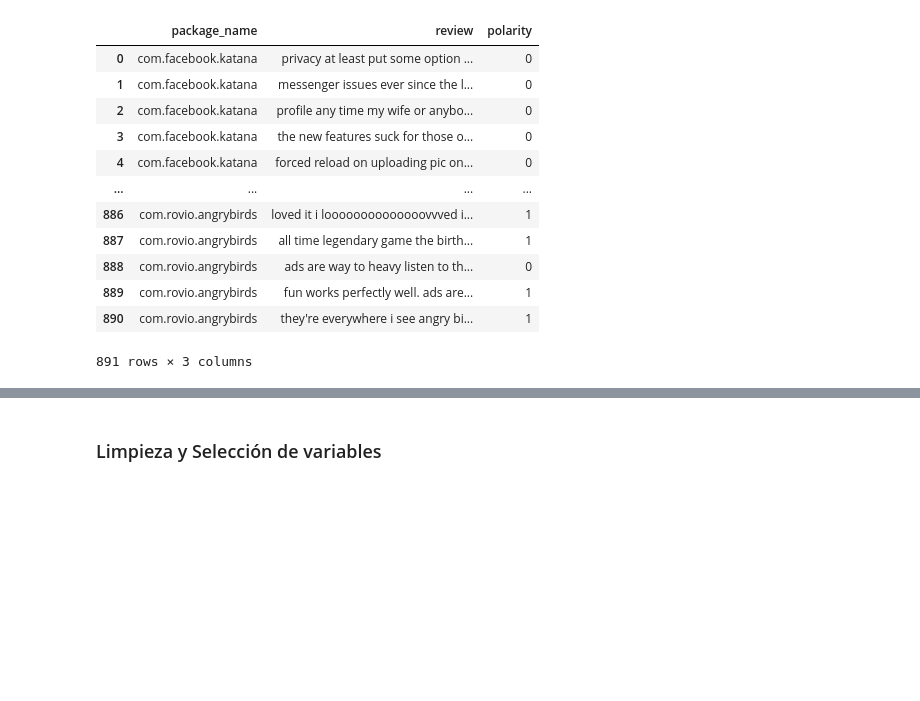
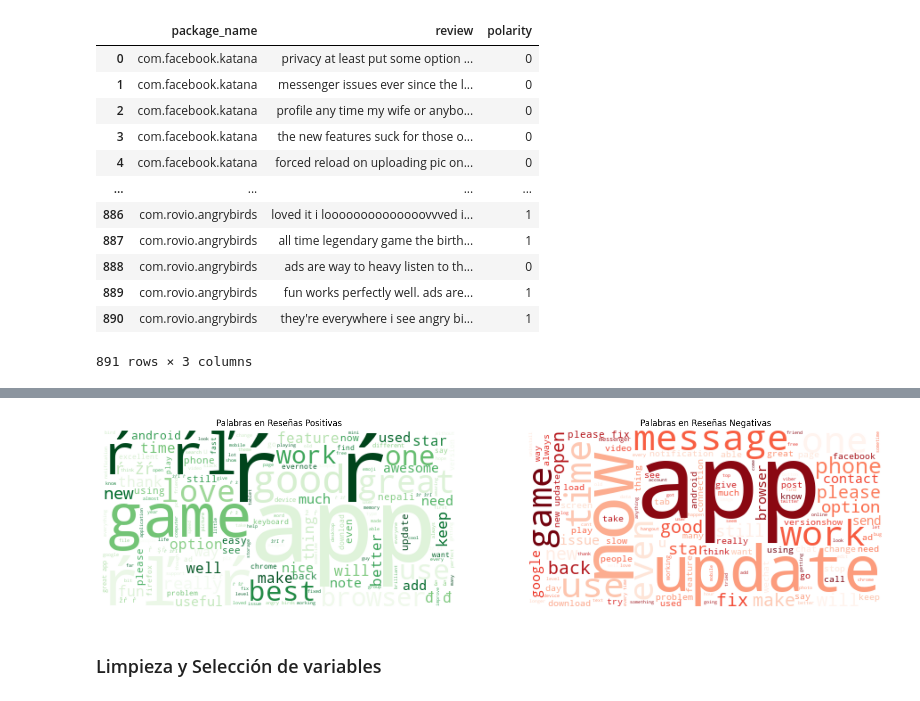
Before and after one commit to 4GeeksAcademy/IgnacioSabinoG-IntroML, a Jupyter notebook: src/07-naive-bayes-playstore-reviews.ipynb, the cells around one changed output, grey strips where cells are left out. Cells and saved outputs as stored; diff of their text form; code cells hidden in the pictures; blank space fills up the shorter version.

```diff
--- a/src/07-naive-bayes-playstore-reviews.ipynb
+++ b/src/07-naive-bayes-playstore-reviews.ipynb
@@ -37,3 +63,23 @@ df
+# %%
+# Palabras en reseñas positivas (polarity == 1)
+texto_pos = " ".join(df[df['polarity'] == 1].review.astype(str))
+wc_pos = WordCloud(background_color="white", colormap="Greens").generate(texto_pos)
+
+# Palabras en reseñas negativas (polarity == 0)
+texto_neg = " ".join(df[df['polarity'] == 0].review.astype(str))
+wc_neg = WordCloud(background_color="white", colormap="Reds").generate(texto_neg)
+
+# Dibujar ambas
+fig, ax = plt.subplots(1, 2, figsize=(20, 10))
+ax[0].imshow(wc_pos)
+ax[0].set_title('Palabras en Reseñas Positivas')
+ax[0].axis('off')
+ax[1].imshow(wc_neg)
+ax[1].set_title('Palabras en Reseñas Negativas')
+ax[1].axis('off')
+plt.show()
+# %% [output]
+[figure, added]
 # %% [markdown]
 ### Limpieza y Selección de variables
 # %%
```
Also changed, not shown: parts of 1 cell of this notebook, 1 other file.
